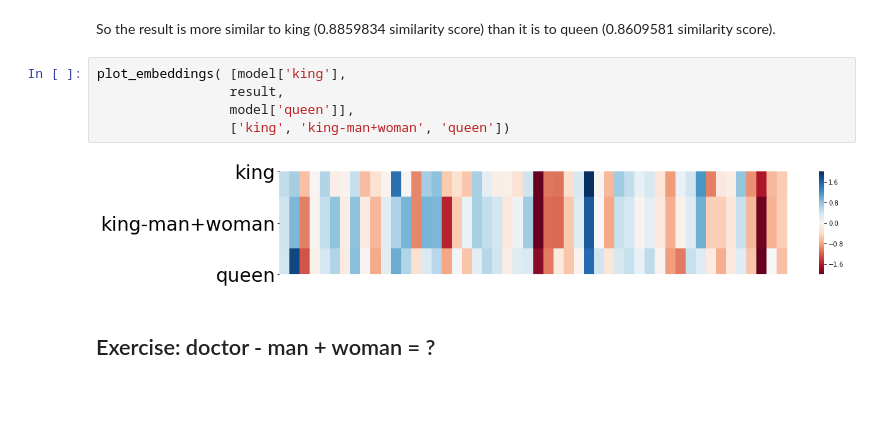
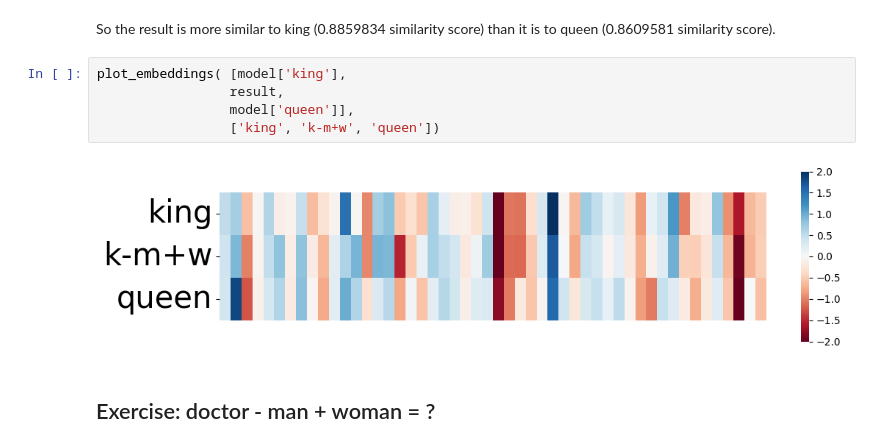
Before and after one commit to martin12333/marti-onedrive, a Jupyter notebook: AI/Jalammar/01_Exploring_Word_Embeddings.ipynb, the cells around one changed output. Saved outputs shown, nothing was run; the diff lists cells and outputs as text; blank space fills up the shorter version.

```diff
--- a/AI/Jalammar/01_Exploring_Word_Embeddings.ipynb
+++ b/AI/Jalammar/01_Exploring_Word_Embeddings.ipynb
@@ -282,10 +308,10 @@ So the result is more similar to king (0.8859834 similarity score) than it is to
 # %%
 plot_embeddings( [model['king'],
                  result,
                  model['queen']],
-                 ['king', 'king-man+woman', 'queen'])
+                 ['king', 'k-m+w', 'queen'])
 # %% [output]
-[figure, old version]
+[figure, new version]
 # %% [markdown]
 ## Exercise: doctor - man + woman = ?
 # %%
```
Also changed, not shown: parts of 7 cells of this notebook.
